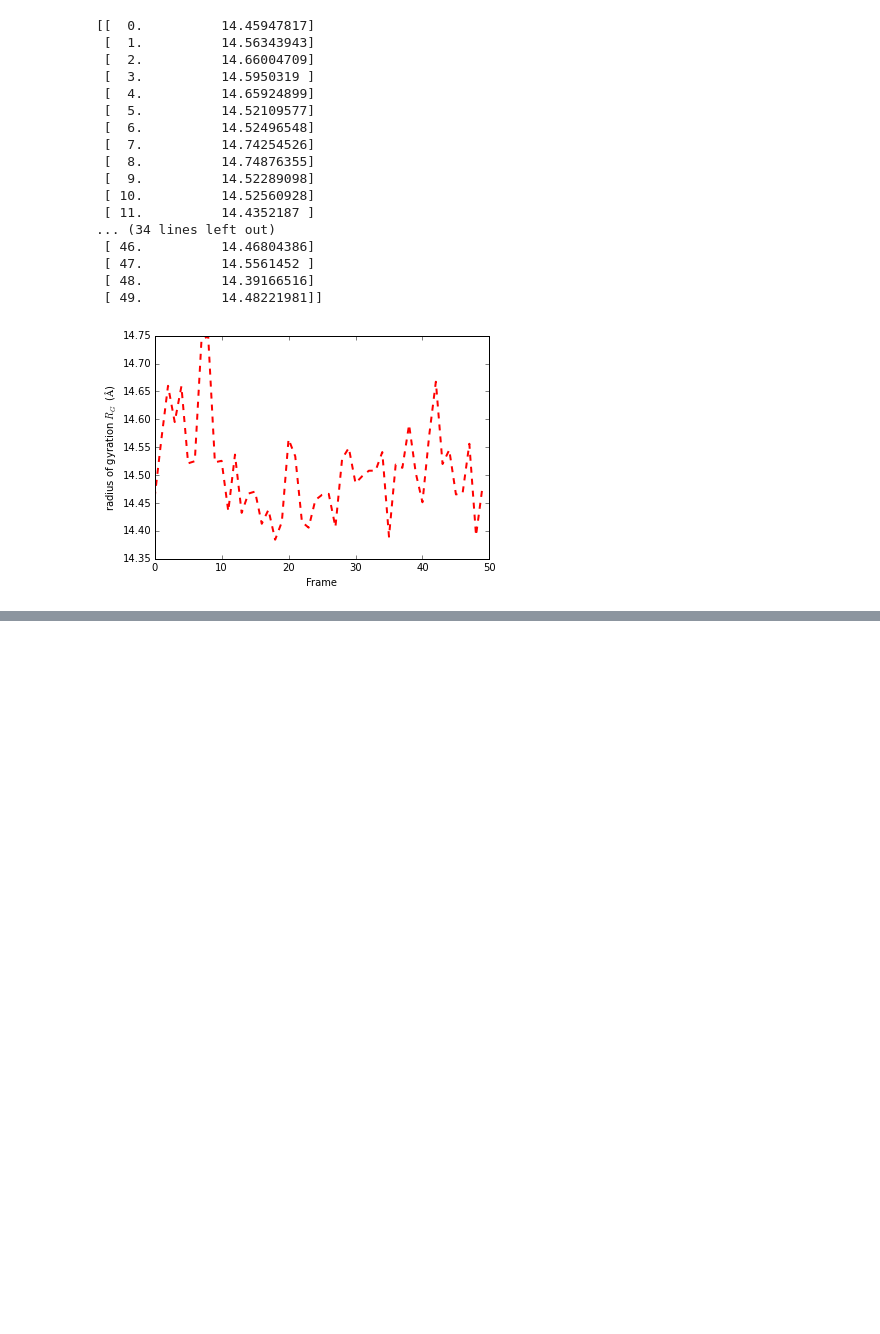
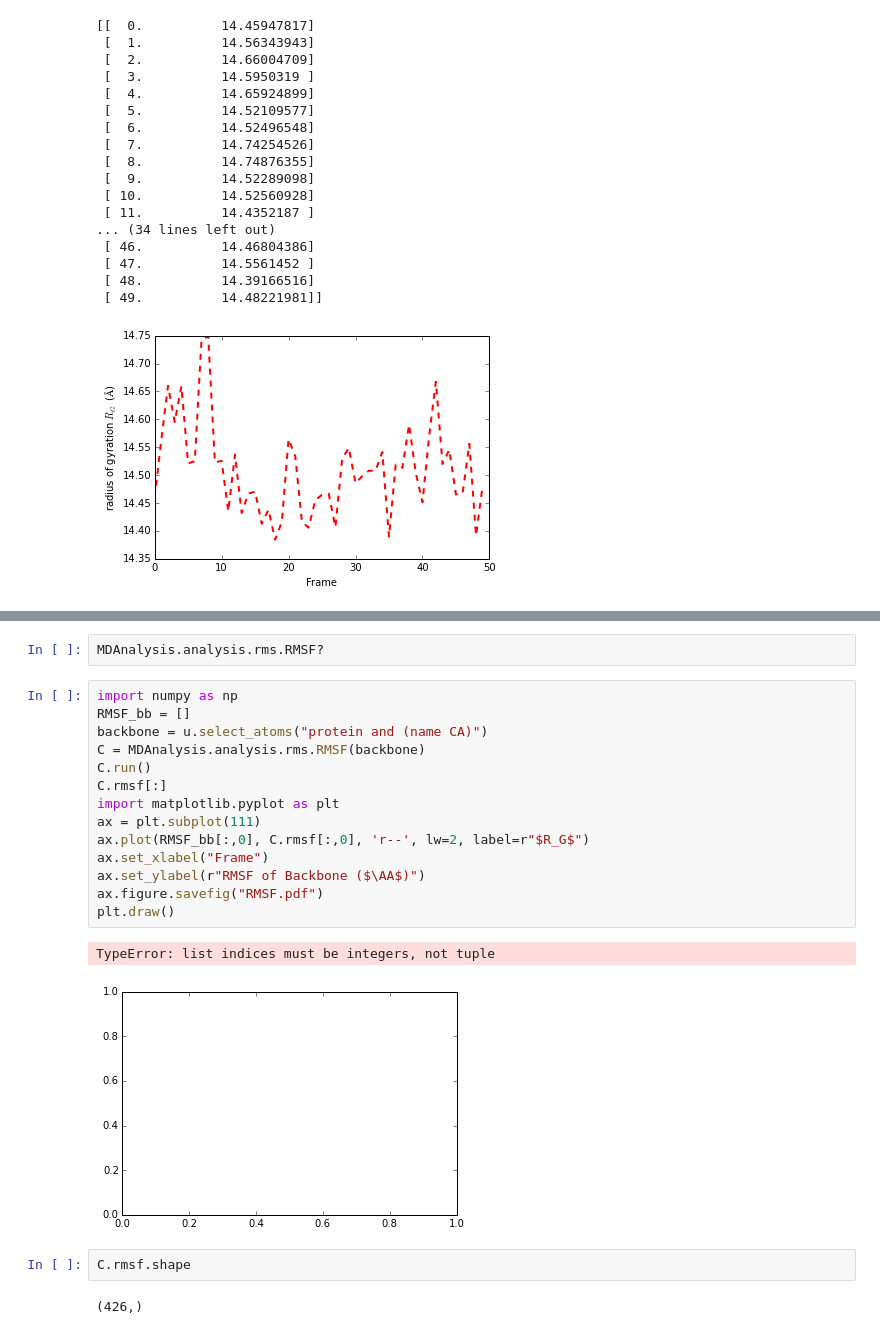
Before and after one commit to mktumbi/SimAnaRep, a Jupyter notebook: CECAM-Afternoon.ipynb, the cells around one changed output, grey strips where cells are left out. Cells and saved outputs as stored; diff of their text form; blank space fills up the shorter version.

```diff
--- a/CECAM-Afternoon.ipynb
+++ b/CECAM-Afternoon.ipynb
@@ -165,0 +212,23 @@ plt.draw()
+# %%
+MDAnalysis.analysis.rms.RMSF?
+# %%
+import numpy as np
+RMSF_bb = []
+backbone = u.select_atoms("protein and (name CA)")
+C = MDAnalysis.analysis.rms.RMSF(backbone)
+C.run()
+C.rmsf[:]
+import matplotlib.pyplot as plt
+ax = plt.subplot(111)
+ax.plot(RMSF_bb[:,0], C.rmsf[:,0], 'r--', lw=2, label=r"$R_G$")
+ax.set_xlabel("Frame")
+ax.set_ylabel(r"RMSF of Backbone ($\AA$)")
+ax.figure.savefig("RMSF.pdf")
+plt.draw()
+# %% [output]
+TypeError: list indices must be integers, not tuple
+[figure, added]
+# %%
+C.rmsf.shape
+# %% [output]
+(426,)
```
Also changed, not shown: parts of 6 cells of this notebook, 47 other files.
